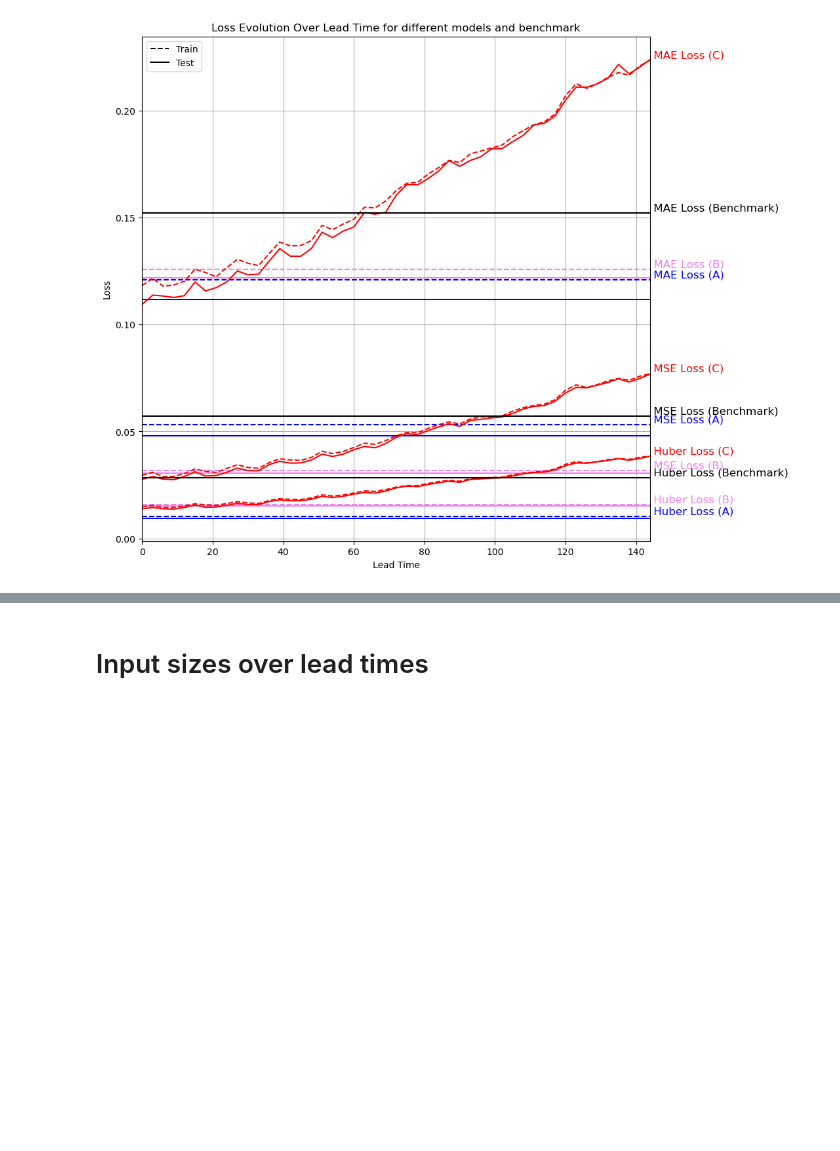
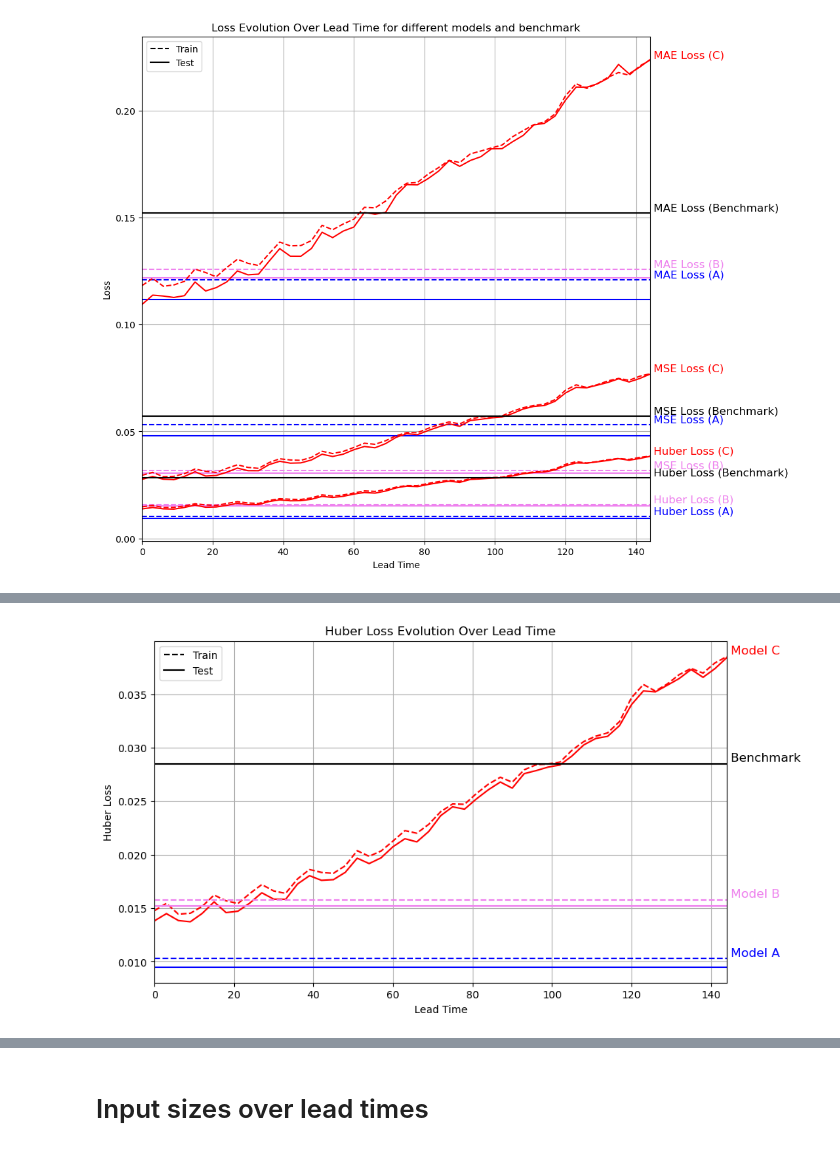
Before and after one commit to el-gif/Webapp, a Jupyter notebook: model3/Figures_model3.ipynb, the cells around one changed output, grey strips where cells are left out. Saved outputs shown, nothing was run; the diff lists cells and outputs as text; code cells hidden in the pictures; blank space fills up the shorter version.

```diff
--- a/model3/Figures_model3.ipynb
+++ b/model3/Figures_model3.ipynb
@@ -191,0 +172,91 @@ test_huber_losses
+# %%
+import joblib
+import matplotlib.pyplot as plt
+import os
+
+# Allow duplicate OpenMP instances (prevents crashes on some systems)
+os.environ["KMP_DUPLICATE_LIB_OK"] = "TRUE"
+
+# Model A
+model_a_huber_train, model_a_mae_train, model_a_mse_train = 0.0103, 0.1208, 0.0532
+model_a_huber_test, model_a_mae_test, model_a_mse_test = 0.0095, 0.1116, 0.0479
+
+# Model B
+model_b_huber_train, model_b_mae_train, model_b_mse_train = 0.0158, 0.1257, 0.0317
+model_b_huber_test, model_b_mae_test, model_b_mse_test = 0.0152, 0.1218, 0.0304
+
+# Model C (loaded from files)
+models = joblib.load("parameters/models.pth")
+losses = joblib.load("parameters/losses.pkl")
+
+lead_times = sorted(models.keys())
+
+train_huber_losses = [losses[lt]["Training"]["Huber"] for lt in lead_times]
+train_mae_losses = [losses[lt]["Training"]["MAE"] for lt in lead_times]
+train_mse_losses = [losses[lt]["Training"]["MSE"] for lt in lead_times]
+
+test_huber_losses = [losses[lt]["Testing"]["Huber"] for lt in lead_times]
+test_mae_losses = [losses[lt]["Testing"]["MAE"] for lt in lead_times]
+test_mse_losses = [losses[lt]["Testing"]["MSE"] for lt in lead_times]
+
+# Benchmark values
+benchmark_huber, benchmark_mae, benchmark_mse = 0.0285, 0.1522, 0.0571
+
+# Function for plotting loss evolution
+def plot_loss_evolution(train_losses, test_losses, model_a_train, model_a_test, model_b_train, model_b_test, benchmark, ylabel, title):
+    plt.figure(figsize=(10, 6))
+
+    # Model C (Train and Test)
+    plt.plot(lead_times, train_losses, color="red", linestyle="dashed")
+    plt.plot(lead_times, test_losses, color="red", linestyle="solid")
+
+    # Model A
+    plt.axhline(y=model_a_train, color="blue", linestyle="dashed")
+    plt.axhline(y=model_a_test, color="blue", linestyle="solid")
+
+    # Model B
+    plt.axhline(y=model_b_train, color="violet", linestyle="dashed")
+    plt.axhline(y=model_b_test, color="violet", linestyle="solid")
+
+    # Benchmark
+    plt.axhline(y=benchmark, color="black", linestyle="solid")
+
+    # Add text labels near each line
+    plt.text(lead_times[-1], train_losses[-1], " Model C", color="red", fontsize=12, verticalalignment='bottom')
+
+    plt.text(lead_times[-1], model_a_train, " Model A", color="blue", fontsize=12, verticalalignment='bottom')
+
+    plt.text(lead_times[-1], model_b_train, " Model B", color="violet", fontsize=12, verticalalignment='bottom')
+
+    plt.text(lead_times[-1], benchmark, " Benchmark", color="black", fontsize=12, verticalalignment='bottom')
+
+    # Add simplified legend for only "Train" and "Test" labels
+    plt.plot([], [], linestyle="dashed", color="black", label="Train")
+    plt.plot([], [], linestyle="solid", color="black", label="Test")
+    plt.legend()
+
+    # Formatting
+    plt.xlabel("Lead Time")
+    plt.ylabel(ylabel)
+    plt.xlim(0, 144)
+    #plt.ylim(0, None)  # Start y-axis at 0, let Matplotlib determine max
+    plt.title(title)
+    plt.grid(True)
+    plt.show()
+
+# Plot Huber Loss
+plot_loss_evolution(train_huber_losses, test_huber_losses, model_a_huber_train, model_a_huber_test,
+                    model_b_huber_train, model_b_huber_test, benchmark_huber,
+                    "Huber Loss", "Huber Loss Evolution Over Lead Time")
+
+# Plot MAE Loss
+plot_loss_evolution(train_mae_losses, test_mae_losses, model_a_mae_train, model_a_mae_test,
+                    model_b_mae_train, model_b_mae_test, benchmark_mae,
+                    "MAE Loss", "MAE Loss Evolution Over Lead Time")
+
+# Plot MSE Loss
+plot_loss_evolution(train_mse_losses, test_mse_losses, model_a_mse_train, model_a_mse_test,
+                    model_b_mse_train, model_b_mse_test, benchmark_mse,
+                    "MSE Loss", "MSE Loss Evolution Over Lead Time")
+# %% [output]
+[figure, added]
```
Also changed, not shown: parts of 2 cells of this notebook, 1 other file.
